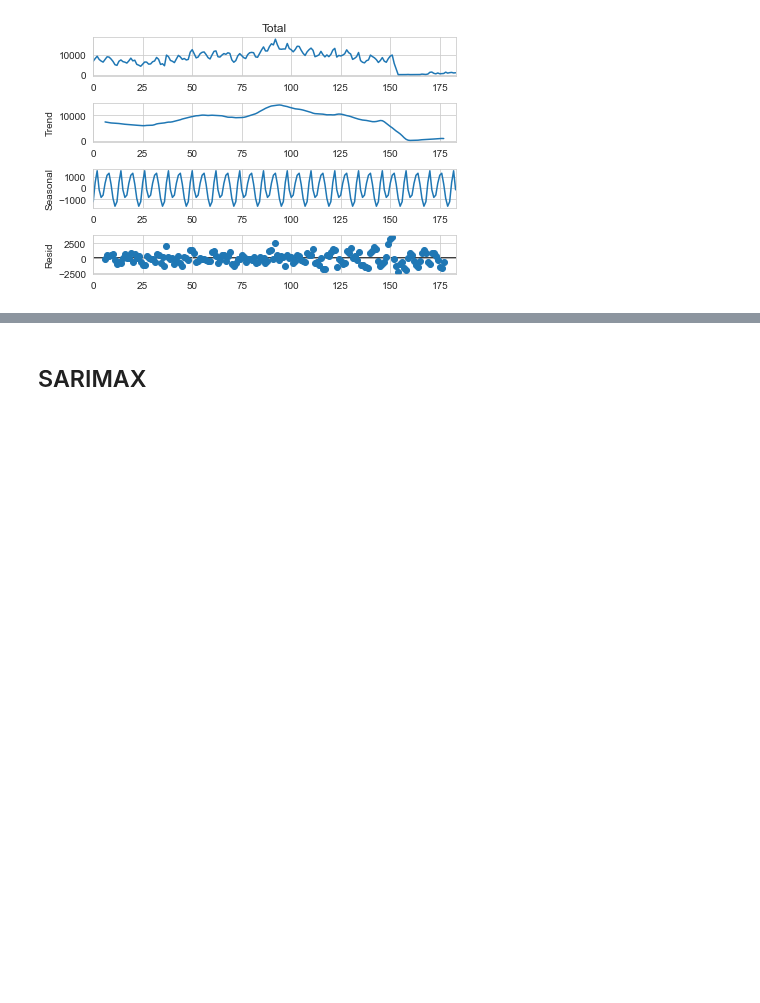
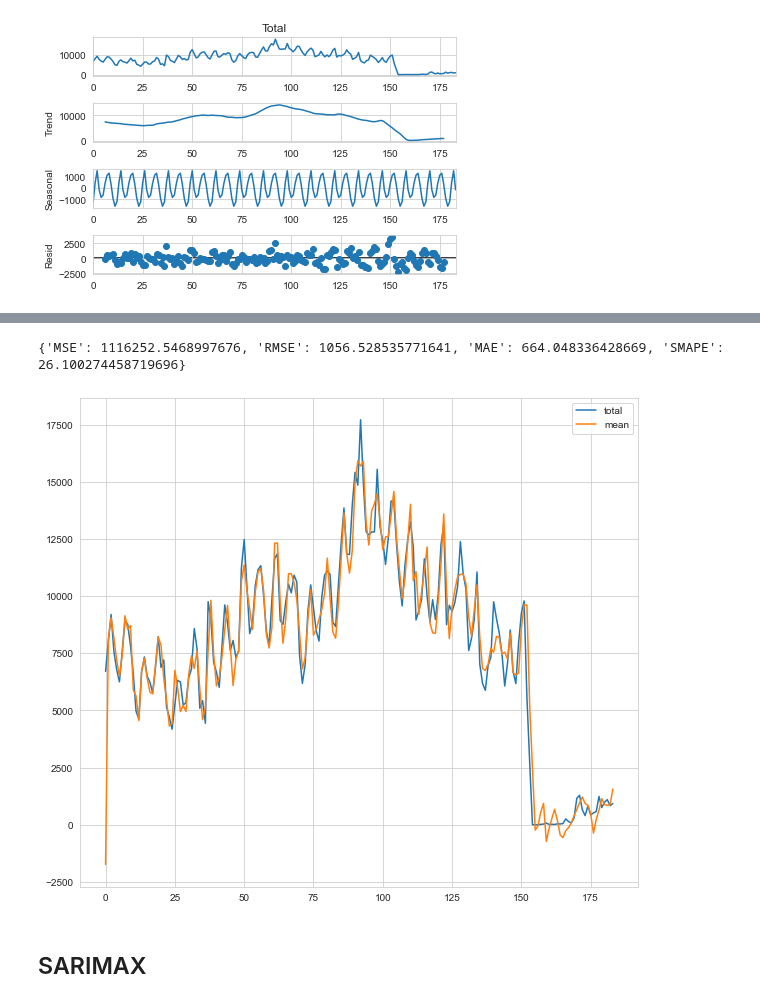
Before and after one commit to worldbank/pacific-observatory, a Jupyter notebook: scripts/notebooks/Tourism/modelling/palau(demo).ipynb, the cells around one changed output, grey strips where cells are left out. Saved outputs shown, nothing was run; the diff lists cells and outputs as text; code cells hidden in the pictures; blank space fills up the shorter version.

```diff
--- a/scripts/notebooks/Tourism/modelling/palau(demo).ipynb
+++ b/scripts/notebooks/Tourism/modelling/palau(demo).ipynb
@@ -112,3 +153,15 @@ plt.rcParams.update({'figure.figsize': (10, 9)})
+# %%
+stlf = STLForecast(palau["Total"],  ARIMA, model_kwargs=dict(
+    order=(1,0,1), trend="t", exog=palau["palau_travel"]), period=12)
+stlf_res = stlf.fit()
+
+stlf_df = stlf_res.get_prediction().summary_frame()
+stlf_df["total"] = palau["Total"]
+stlf_df[["total", "mean"]].plot()
+print(calculate_evaluation(stlf_df["total"], stlf_df["mean"]))
+# %% [output]
+{'MSE': 1116252.5468997676, 'RMSE': 1056.528535771641, 'MAE': 664.048336428669, 'SMAPE': 26.100274458719696}
+[figure, added]
 # %% [markdown]
 ## SARIMAX
 # %%
```
Also changed, not shown: parts of 31 cells of this notebook, 30 other files.
